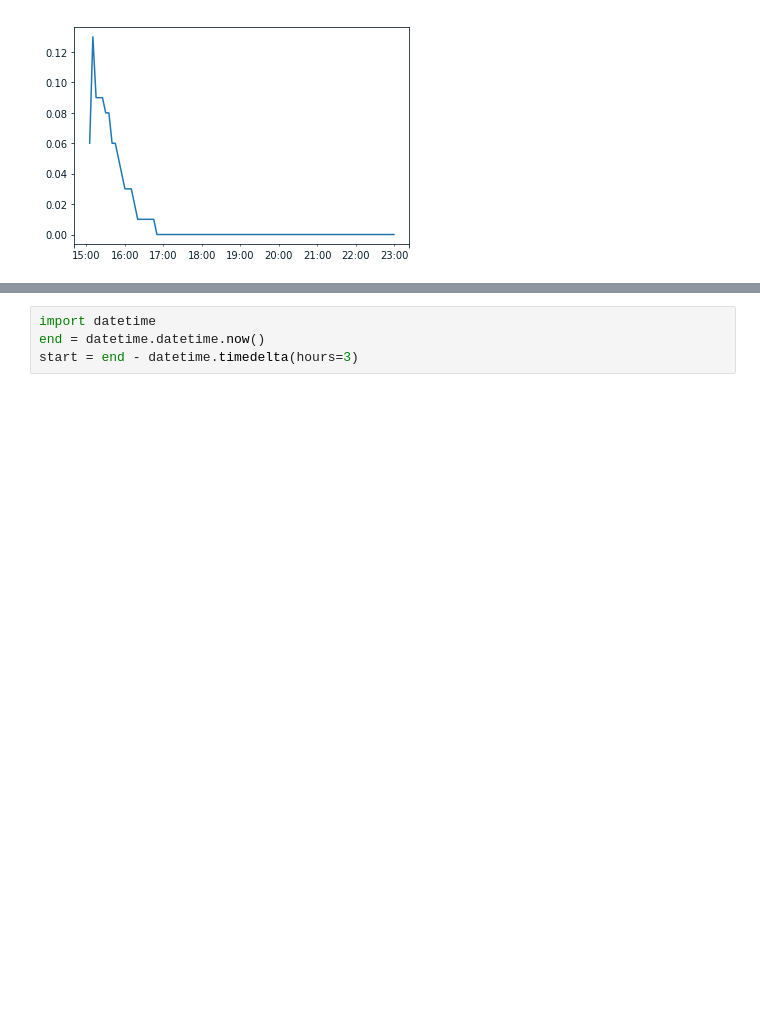
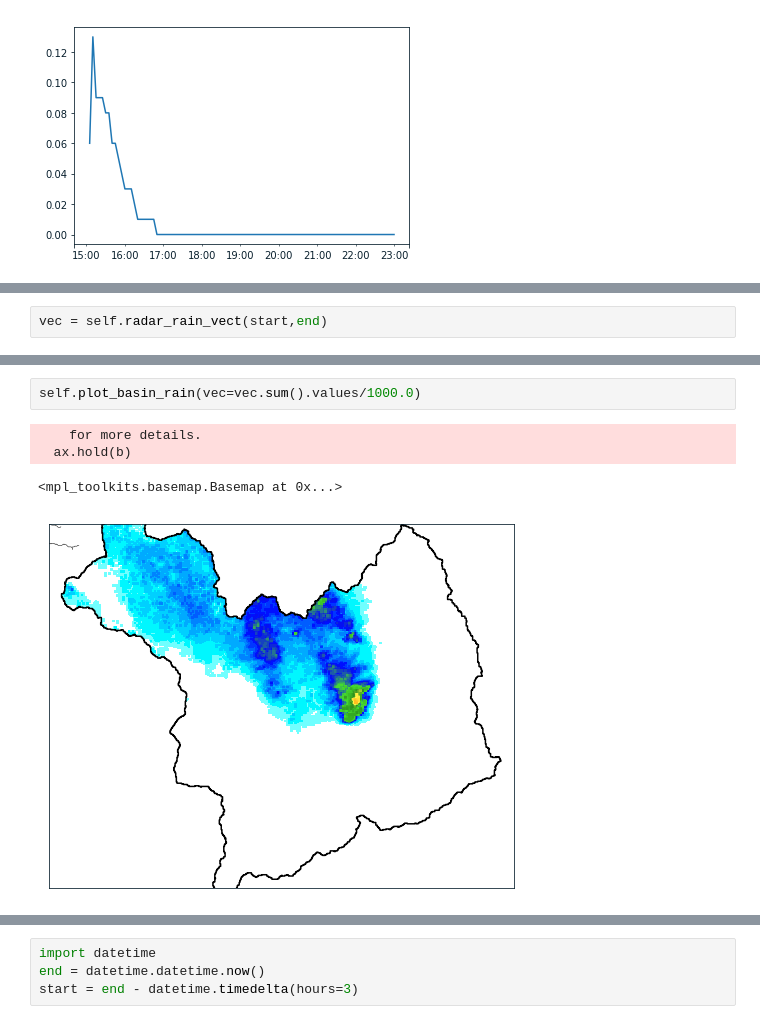
Before and after one commit to vanesalo10/CPR, a Jupyter notebook: migration/test.ipynb, the cells around one changed output, grey strips where cells are left out. Drawn from its saved outputs; the diff is of its cells as text; blank space fills up the shorter version.

```diff
--- a/migration/test.ipynb
+++ b/migration/test.ipynb
@@ -65,0 +62,2 @@ el resultado de la investación del dron asesino...
+# %%
+vec = self.radar_rain_vect(start,end)
@@ -66 +74,8 @@ el resultado de la investación del dron asesino...
+# %%
+self.plot_basin_rain(vec=vec.sum().values/1000.0)
+# %% [output]
+    for more details.
+  ax.hold(b)
+<mpl_toolkits.basemap.Basemap at 0x...>
+[figure, added]
 # %%
```
Also changed, not shown: parts of 9 cells of this notebook, 1 other file.
